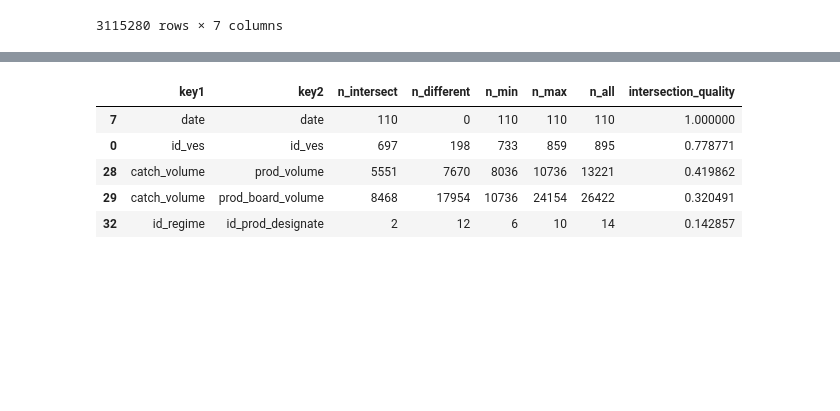
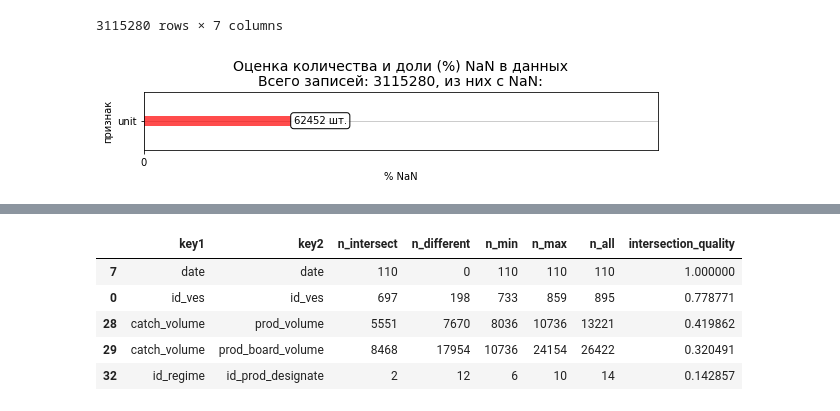
Before and after one commit to SerSmith/cif_pro_fish, a Jupyter notebook: notebooks/eda_first_steps.ipynb, the cells around one changed output, grey strips where cells are left out. Saved outputs shown, nothing was run; the diff lists cells and outputs as text; code cells hidden in the pictures; blank space fills up the shorter version.

```diff
--- a/notebooks/eda_first_steps.ipynb
+++ b/notebooks/eda_first_steps.ipynb
@@ -197,3 +205,7 @@ ext2
 | 3115278 | 9512980 | 4007171 | 408 | пикша | 2022-05-25 12:19:02 | 756 | NaN |
 | 3115279 | 8458229 | 4721712 | 683 | окунь морской | 2022-05-25 12:19:02 | 204 | NaN |
 3115280 rows × 7 columns
+# %%
+eda_functions.nan_estimation_graph(ext2)
+# %% [output]
+[figure, added]
```
Also changed, not shown: parts of 9 cells of this notebook, 8 other files.
